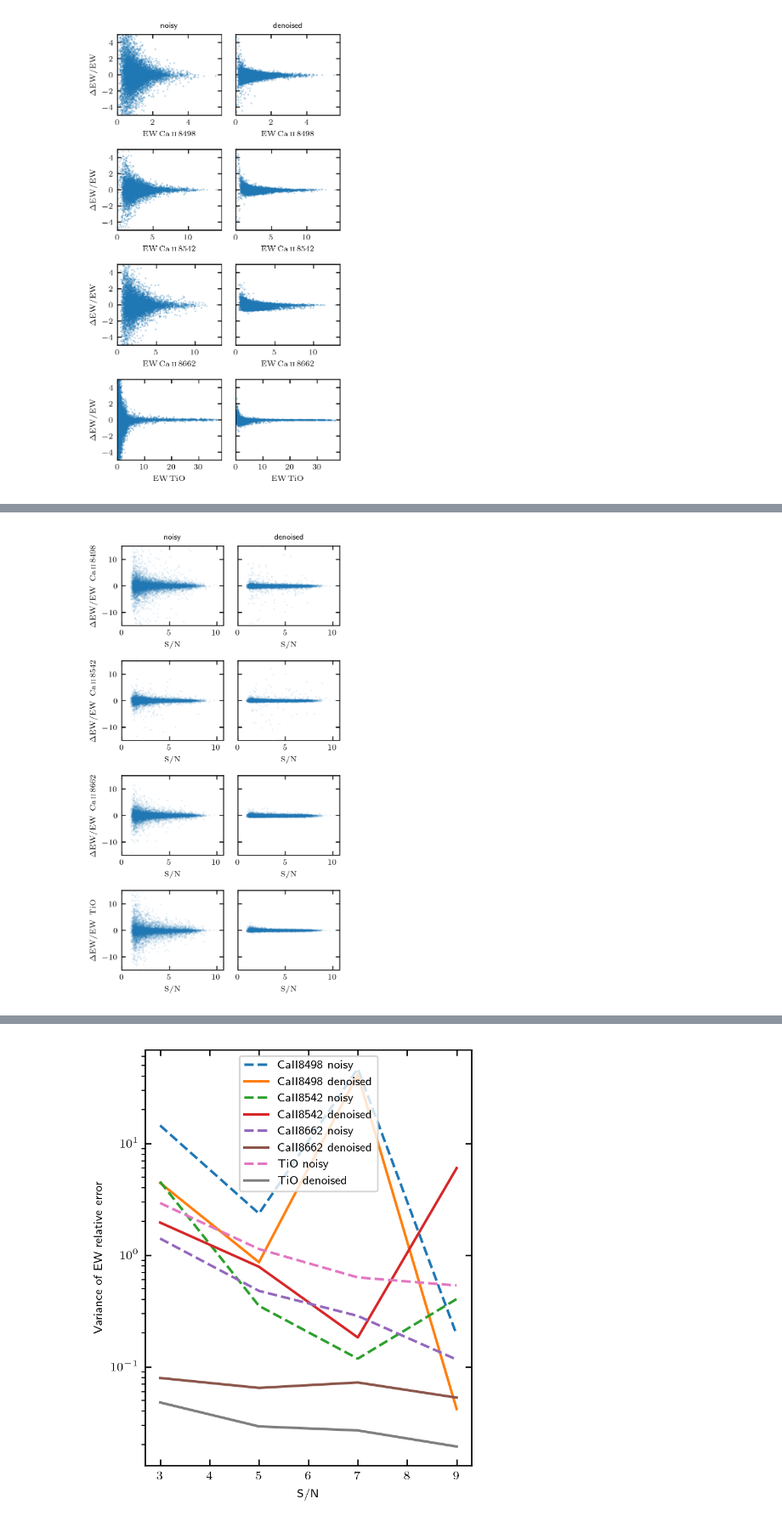
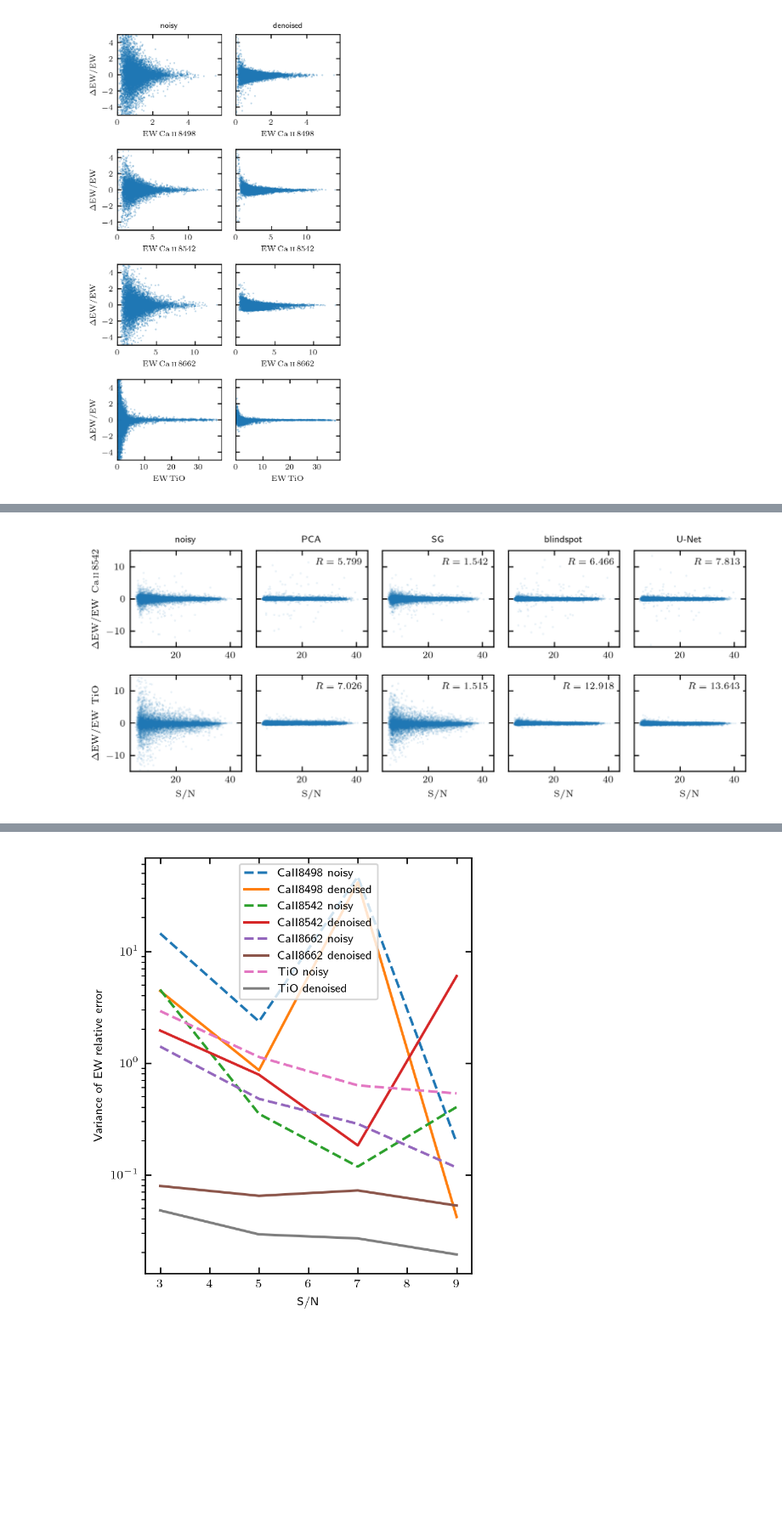
Before and after one commit to dobos/BlindspotDenoiser-paper, a Jupyter notebook: nb/ew.ipynb, the cells around one changed output, grey strips where cells are left out. Shown at 85% size. Drawn from its saved outputs; the diff is of its cells as text; code cells hidden in the pictures; blank space fills up the shorter version.

```diff
--- a/nb/ew.ipynb
+++ b/nb/ew.ipynb
@@ -723,0 +911,12 @@ df_ew
+# %%
+name = ['clean', 'noisy', 'denoised', 'unet', 'pca', 'sg']
+ew_all = [ew_clean, ew_noisy, ew_denoised, ew_unet, ew_pca, ew_sg]
+
+ew_dict = {}
+for ewd in ew_defs:
+    for n, e in zip(name, ew_all):
+        ew_dict[f'{ewd}_{n}'] = e[ewd]
+
+df_ew = pd.DataFrame(ew_dict)
+
+df_ew
@@ -806,7 +1019,7 @@ fig.savefig('../figs/fig_ew_rel_error.pdf')
 # %% [output]
 [figure]
 # %%
-fig, axes = plt.subplots(4, 2, figsize=(3.4, 6), sharey='row', dpi=240)
+fig, axes = plt.subplots(4, 5, figsize=(7, 6), sharey='row', sharex=True, dpi=240)
 
 for ewd, ax in zip(
     ['CaII8498', 'CaII8542', 'CaII8662', 'TiO'],
@@ -815,7 +1028,7 @@ for ewd, ax in zip(
     # ax[0].plot(df_ew['CaII8498_clean'], df_ew['CaII8498_denoised'], '.', ms=1)
     # ax[0].plot([-2, 5], [-2, 5], 'k--')
 
-    ax[0].plot(denoised['snr0'][:n_items], df_ew[f'{ewd}_noisy'] - df_ew[f'{ewd}_clean'], '.',
+    ax[0].plot(snr_median[:N], df_ew[f'{ewd}_noisy'] - df_ew[f'{ewd}_clean'], '.',
                ms=1, alpha=0.1, rasterized=True)
     # ax[0].plot([-2, 5], [-2, 5], 'k--')
 
@@ -825,7 +1038,7 @@ for ewd, ax in zip(
 
     ### ### ### ###
 
-    ax[1].plot(denoised['snr0'][:n_items], df_ew[f'{ewd}_denoised'] - df_ew[f'{ewd}_clean'], '.',
+    ax[1].plot(snr_median[:N], df_ew[f'{ewd}_denoised'] - df_ew[f'{ewd}_clean'], '.',
                ms=1, alpha=0.1, rasterized=True)
     # ax[1].plot([-2, 5], [-2, 5], 'k--')
 
@@ -848,40 +1063,97 @@ fig.savefig('../figs/fig_ew_error_snr.pdf')
 # %%
-fig, axes = plt.subplots(4, 2, figsize=(3.4, 6), sharey='row', dpi=240)
+fig, axes = plt.subplots(2, 5, figsize=(7, 3), sharey='row', dpi=240, squeeze=False)
+
 
 for ewd, ax in zip(
-    ['CaII8498', 'CaII8542', 'CaII8662', 'TiO'],
+    # ['CaII8498', 'CaII8542', 'CaII8662', 'TiO', 'A-band'],
+    [ 'CaII8542', 'TiO' ],
     axes):
 
     # ax[0].plot(df_ew['CaII8498_clean'], df_ew['CaII8498_denoised'], '.', ms=1)
     # ax[0].plot([-2, 5], [-2, 5], 'k--')
 
-    ax[0].plot(denoised['snr0'][:n_items], (df_ew[f'{ewd}_noisy'] - df_ew[f'{ewd}_clean']) / df_ew[f'{ewd}_clean'], '.',
+
+    ax[0].plot(snr_median[:N], (df_ew[f'{ewd}_noisy'] - df_ew[f'{ewd}_clean']) / df_ew[f'{ewd}_clean'], '.',
                ms=1, alpha=0.1, rasterized=True)
-    # ax[0].plot([-2, 5], [-2, 5], 'k--')
 
-    ax[0].set_xlim(0, None)
-    ax[0].set_xlabel(f'$\\mathrm{{S}}/\\mathrm{{N}}$', fontsize=7)
     ax[0].set_ylabel(f'$\Delta \mathrm{{EW}} / \mathrm{{EW}}\\,\\,\\,{EW_DEF[ewd]["latex"]}$', fontsize=7)
 
     ### ### ### ###
 
-    ax[1].plot(denoised['snr0'][:n_items], (df_ew[f'{ewd}_denoised'] - df_ew[f'{ewd}_clean']) / df_ew[f'{ewd}_clean'], '.',
+    ax[1].plot(snr_median[:N], (df_ew[f'{ewd}_pca'] - df_ew[f'{ewd}_clean']) / df_ew[f'{ewd}_clean'], '.',
                ms=1, alpha=0.1, rasterized=True)
-    # ax[1].plot([-2, 5], [-2, 5], 'k--')
 
-    ax[1].set_xlim(0, None)
-    ax[1].set_xlabel(f'$\\mathrm{{S}}/\\mathrm{{N}}$', fontsize=7)
+    # Error reduction factor
+    R = mean_squared_error(df_ew[f'{ewd}_noisy'], df_ew[f'{ewd}_clean']) / mean_squared_error(df_ew[f'{ewd}_pca'], df_ew[f'{ewd}_clean'])
+    ax[1].text(
+        0.96, 0.92, fR'$R={R:.3f}$',
+        fontsize=7, color='black',
+        verticalalignment='top', horizontalalignment='right',
+        transform=ax[1].transAxes,
+        bbox=dict(facecolor='white', edgecolor='none', pad=1.5)
+    )
+
+    ### ### ### ###
+
+    ax[2].plot(snr_median[:N], (df_ew[f'{ewd}_sg'] - df_ew[f'{ewd}_clean']) / df_ew[f'{ewd}_clean'], '.',
+               ms=1, alpha=0.1, rasterized=True)
+
+    # Error reduction factor
+    R = mean_squared_error(df_ew[f'{ewd}_noisy'], df_ew[f'{ewd}_clean']) / mean_squared_error(df_ew[f'{ewd}_sg'], df_ew[f'{ewd}_clean'])
+    ax[2].text(
+        0.96, 0.92, fR'$R={R:.3f}$',
+        fontsize=7, color='black',
+        verticalalignment='top', horizontalalignment='right',
+        transform=ax[2].transAxes,
+        bbox=dict(facecolor='white', edgecolor='none', pad=1.5)
+    )
+
+    ### ### ### ###
+
+    ax[3].plot(snr_median[:N], (df_ew[f'{ewd}_denoised'] - df_ew[f'{ewd}_clean']) / df_ew[f'{ewd}_clean'], '.',
+               ms=1, alpha=0.1, rasterized=True)
+
+    # Error reduction factor
+    R = mean_squared_error(df_ew[f'{ewd}_noisy'], df_ew[f'{ewd}_clean']) / mean_squared_error(df_ew[f'{ewd}_denoised'], df_ew[f'{ewd}_clean'])
+    ax[3].text(
+        0.96, 0.92, fR'$R={R:.3f}$',
+        fontsize=7, color='black',
+        verticalalignment='top', horizontalalignment='right',
+        transform=ax[3].transAxes,
+        bbox=dict(facecolor='white', edgecolor='none', pad=1.5)
+    )
+
+    ### ### ### ###
+
+    ax[4].plot(snr_median[:N], (df_ew[f'{ewd}_unet'] - df_ew[f'{ewd}_clean']) / df_ew[f'{ewd}_clean'], '.',
+               ms=1, alpha=0.1, rasterized=True)
+
+    # Error reduction factor
+    R = mean_squared_error(df_ew[f'{ewd}_noisy'], df_ew[f'{ewd}_clean']) / mean_squared_error(df_ew[f'{ewd}_unet'], df_ew[f'{ewd}_clean'])
+    ax[4].text(
+        0.96, 0.92, fR'$R={R:.3f}$',
+        fontsize=7, color='black',
+        verticalalignment='top', horizontalalignment='right',
+        transform=ax[4].transAxes,
+        bbox=dict(facecolor='white', edgecolor='none', pad=1.5)
+    )
 
 for ax in axes.flatten():
     ax.tick_params(direction='in', top=True, right=True, labelsize=7)
     ax.set_ylim(-15, 15)
 
+for ax in axes[-1, :]:
+    ax.set_xlabel(f'$\\mathrm{{S}}/\\mathrm{{N}}$', fontsize=7)
+
 axes[0, 0].set_title('noisy', fontsize=7)
-axes[0, 1].set_title('denoised', fontsize=7)
+axes[0, 1].set_title('PCA', fontsize=7)
+axes[0, 2].set_title('SG', fontsize=7)
+axes[0, 3].set_title('blindspot', fontsize=7)
+axes[0, 4].set_title('U-Net', fontsize=7)
 
 fig.tight_layout()
 fig.align_ylabels()
 
 fig.savefig('../figs/fig_ew_rel_error_snr.pdf')
 # %% [output]
-[figure, old version]
+[figure, new version]
```
Also changed, not shown: parts of 47 cells of this notebook, 41 other files.
